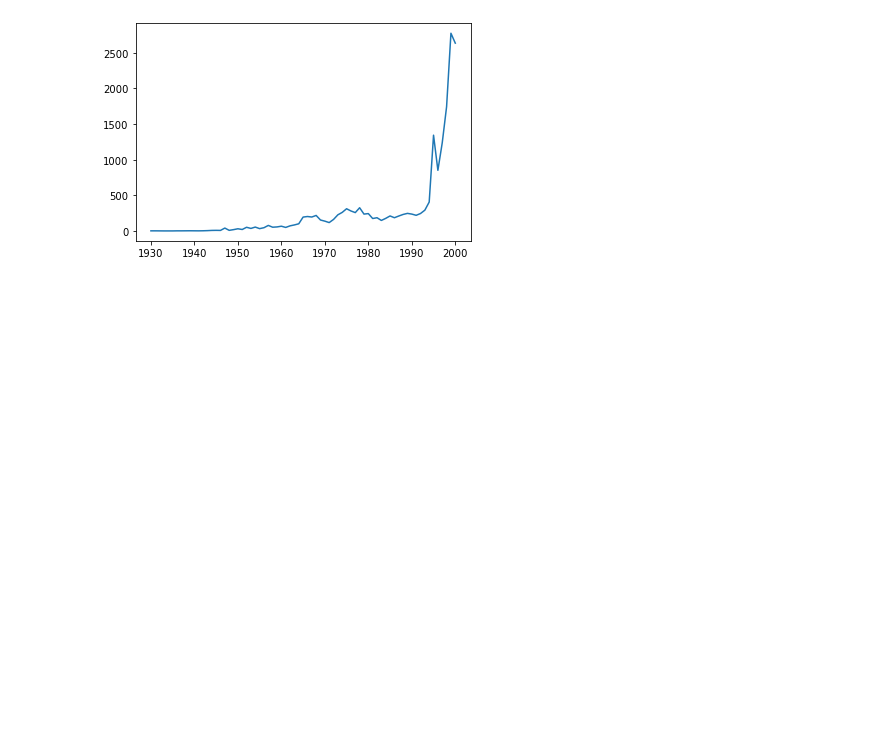
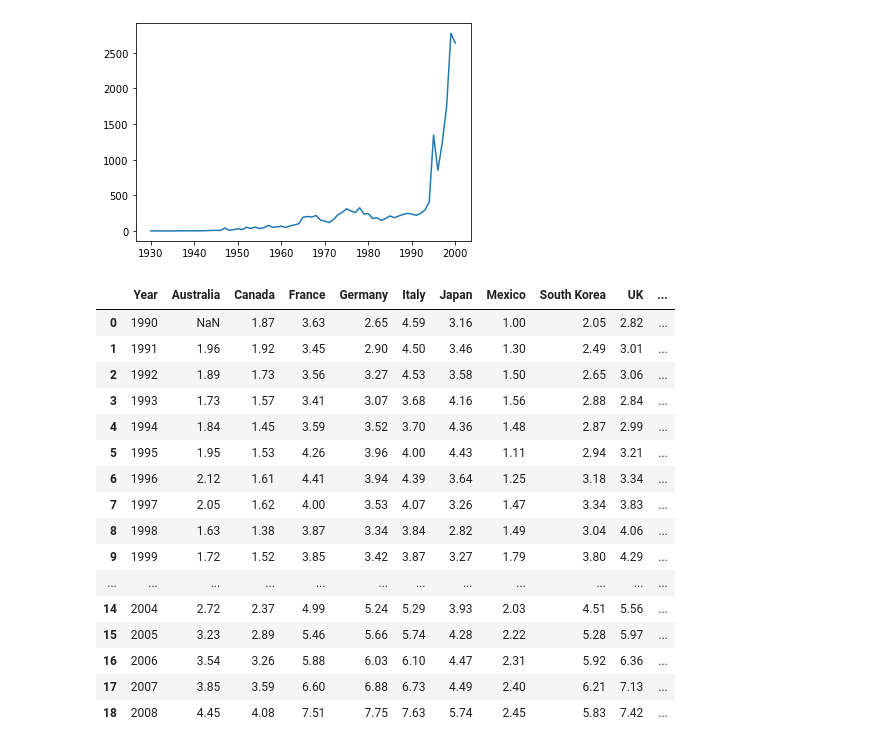
Before and after one commit to mcandar/python_lectures, a Jupyter notebook: chapter_7.ipynb, the cells around one changed output. Cells and saved outputs as stored; diff of their text form; code cells hidden in the pictures; blank space fills up the shorter version.

```diff
--- a/chapter_7.ipynb
+++ b/chapter_7.ipynb
@@ -880,0 +875,20 @@ ufo.Year.value_counts().sort_index().plot()
+# %%
+gas_prices
+# %% [output]
+|  | Year | Australia | Canada | France | Germany | Italy | Japan | Mexico | South Korea | UK | ... |
+| 0 | 1990 | NaN | 1.87 | 3.63 | 2.65 | 4.59 | 3.16 | 1.00 | 2.05 | 2.82 | ... |
+| 1 | 1991 | 1.96 | 1.92 | 3.45 | 2.90 | 4.50 | 3.46 | 1.30 | 2.49 | 3.01 | ... |
+| 2 | 1992 | 1.89 | 1.73 | 3.56 | 3.27 | 4.53 | 3.58 | 1.50 | 2.65 | 3.06 | ... |
+| 3 | 1993 | 1.73 | 1.57 | 3.41 | 3.07 | 3.68 | 4.16 | 1.56 | 2.88 | 2.84 | ... |
+| 4 | 1994 | 1.84 | 1.45 | 3.59 | 3.52 | 3.70 | 4.36 | 1.48 | 2.87 | 2.99 | ... |
+| 5 | 1995 | 1.95 | 1.53 | 4.26 | 3.96 | 4.00 | 4.43 | 1.11 | 2.94 | 3.21 | ... |
+| 6 | 1996 | 2.12 | 1.61 | 4.41 | 3.94 | 4.39 | 3.64 | 1.25 | 3.18 | 3.34 | ... |
+| 7 | 1997 | 2.05 | 1.62 | 4.00 | 3.53 | 4.07 | 3.26 | 1.47 | 3.34 | 3.83 | ... |
+| 8 | 1998 | 1.63 | 1.38 | 3.87 | 3.34 | 3.84 | 2.82 | 1.49 | 3.04 | 4.06 | ... |
+| 9 | 1999 | 1.72 | 1.52 | 3.85 | 3.42 | 3.87 | 3.27 | 1.79 | 3.80 | 4.29 | ... |
+| ... | ... | ... | ... | ... | ... | ... | ... | ... | ... | ... | ... |
+| 14 | 2004 | 2.72 | 2.37 | 4.99 | 5.24 | 5.29 | 3.93 | 2.03 | 4.51 | 5.56 | ... |
+| 15 | 2005 | 3.23 | 2.89 | 5.46 | 5.66 | 5.74 | 4.28 | 2.22 | 5.28 | 5.97 | ... |
+| 16 | 2006 | 3.54 | 3.26 | 5.88 | 6.03 | 6.10 | 4.47 | 2.31 | 5.92 | 6.36 | ... |
+| 17 | 2007 | 3.85 | 3.59 | 6.60 | 6.88 | 6.73 | 4.49 | 2.40 | 6.21 | 7.13 | ... |
+| 18 | 2008 | 4.45 | 4.08 | 7.51 | 7.75 | 7.63 | 5.74 | 2.45 | 5.83 | 7.42 | ... |
```
Also changed, not shown: parts of 88 cells of this notebook, 4 other files.
